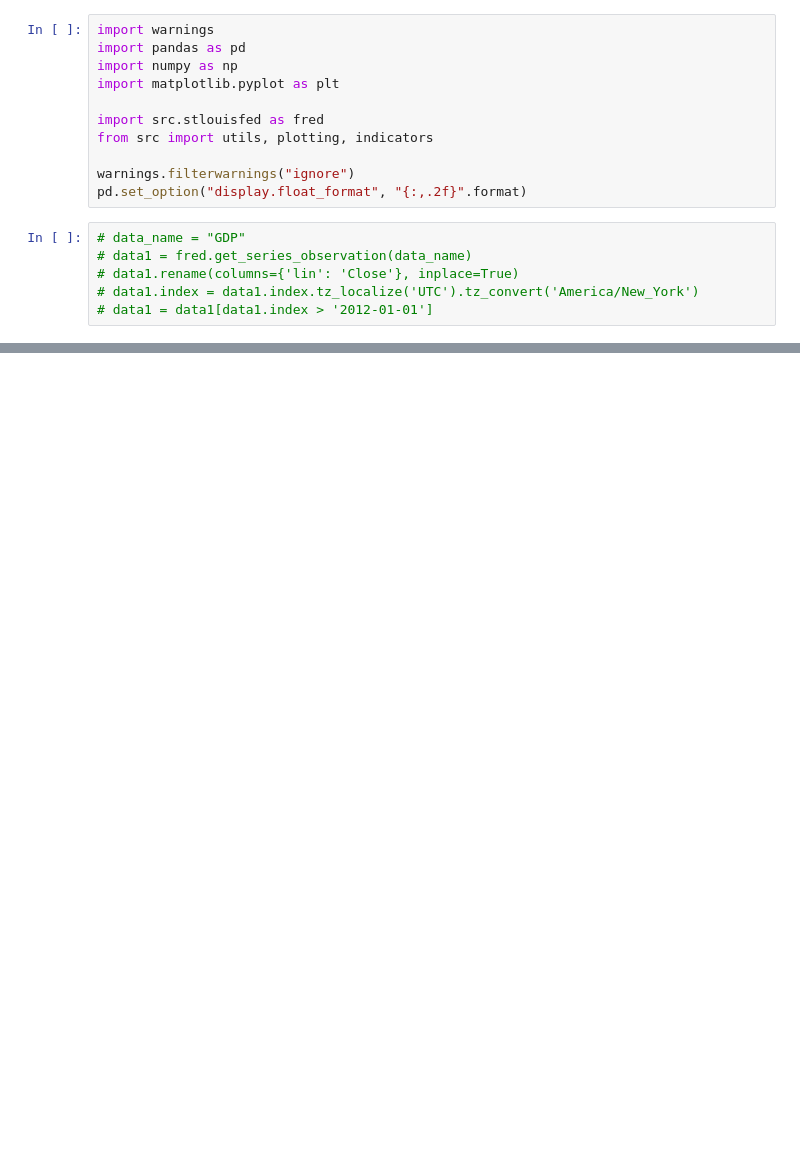
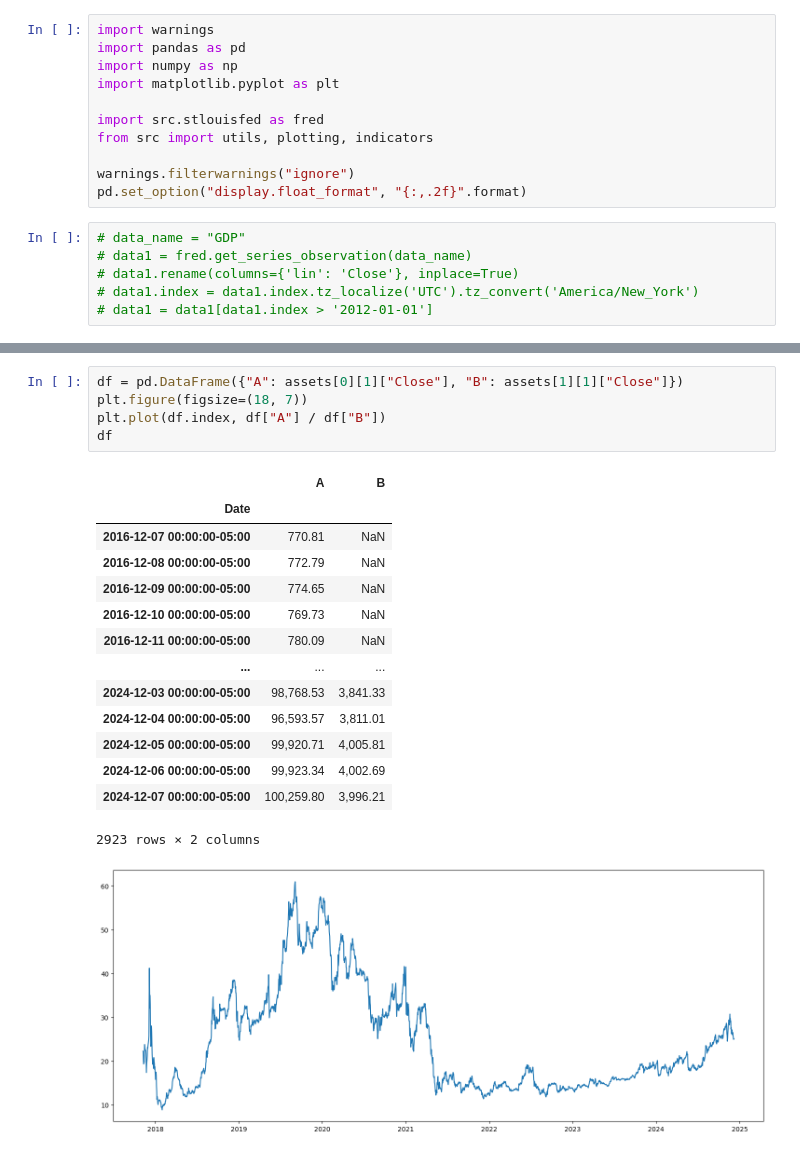
Before and after one commit to ivandimitrovkyulev/Notebooks, a Jupyter notebook: sample/comparison.ipynb, the cells around one changed output, grey strips where cells are left out. Drawn from its saved outputs; the diff is of its cells as text; blank space fills up the shorter version.

```diff
--- a/sample/comparison.ipynb
+++ b/sample/comparison.ipynb
@@ -31,3 +31,24 @@ BTC-USD / MSTR correlation:0.86695606
+# %%
+df = pd.DataFrame({"A": assets[0][1]["Close"], "B": assets[1][1]["Close"]})
+plt.figure(figsize=(18, 7))
+plt.plot(df.index, df["A"] / df["B"])
+df
+# %% [output]
+|  | A | B |
+| Date |  |  |
+| 2016-12-07 00:00:00-05:00 | 770.81 | NaN |
+| 2016-12-08 00:00:00-05:00 | 772.79 | NaN |
+| 2016-12-09 00:00:00-05:00 | 774.65 | NaN |
+| 2016-12-10 00:00:00-05:00 | 769.73 | NaN |
+| 2016-12-11 00:00:00-05:00 | 780.09 | NaN |
+| ... | ... | ... |
+| 2024-12-03 00:00:00-05:00 | 98,768.53 | 3,841.33 |
+| 2024-12-04 00:00:00-05:00 | 96,593.57 | 3,811.01 |
+| 2024-12-05 00:00:00-05:00 | 99,920.71 | 4,005.81 |
+| 2024-12-06 00:00:00-05:00 | 99,923.34 | 4,002.69 |
+| 2024-12-07 00:00:00-05:00 | 100,259.80 | 3,996.21 |
+2923 rows × 2 columns
+[figure, added]
 # %%
 btc = assets[0][1]
 mstr = assets[1][1]
```
Also changed, not shown: parts of 3 cells of this notebook, 17 other files.
